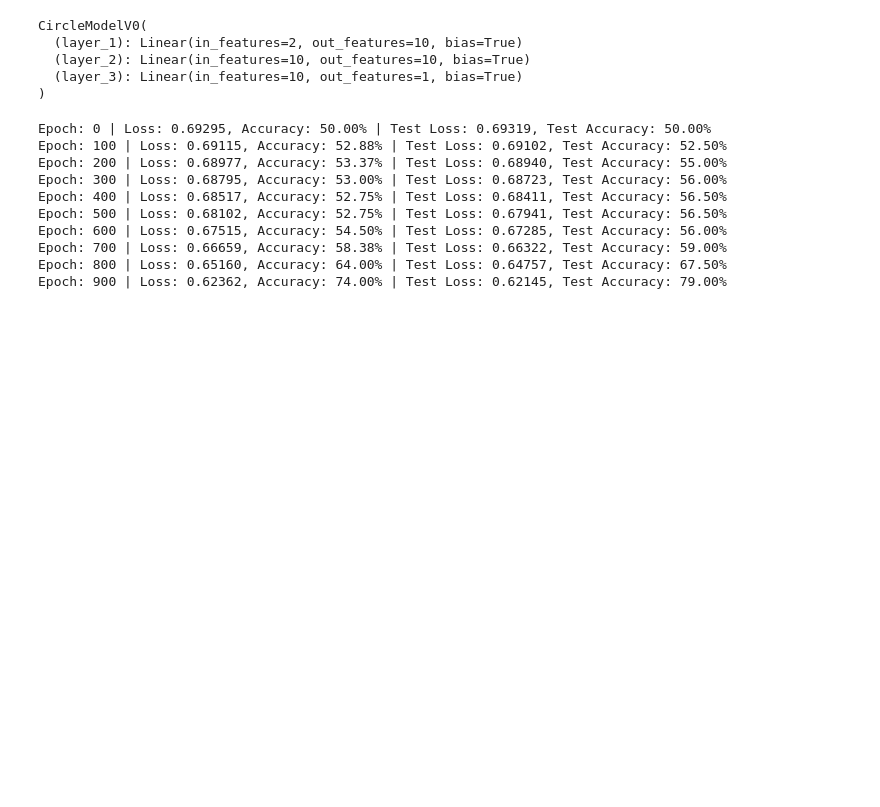
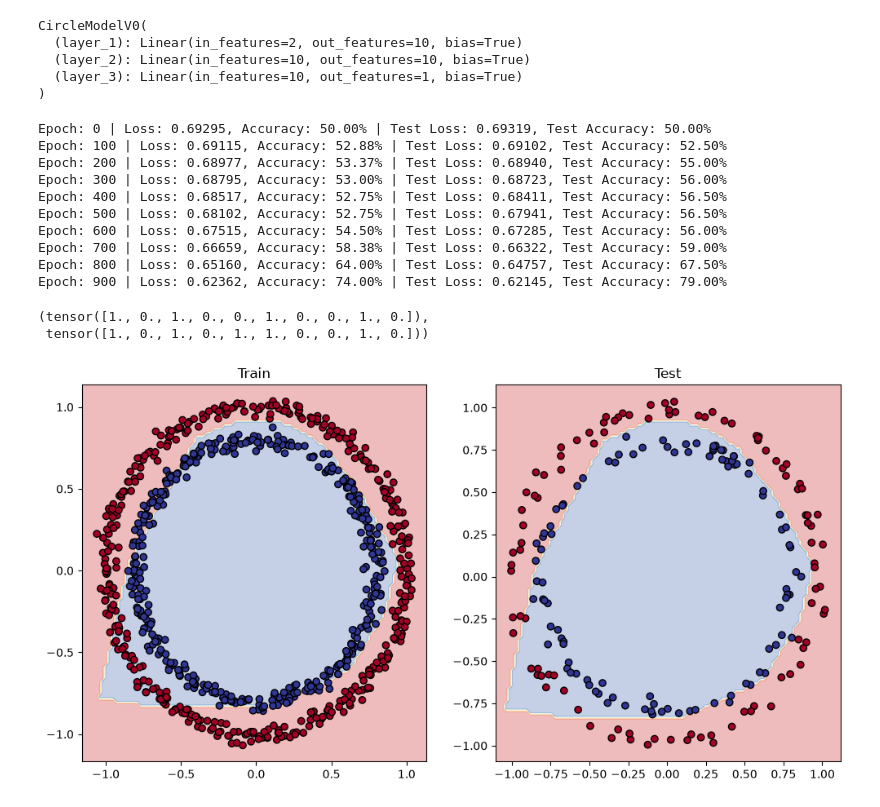
Before and after one commit to daveasda/Pytorch-NN-Classification, a Jupyter notebook: Script.ipynb, the cells around one changed output. Cells and saved outputs as stored; diff of their text form; code cells hidden in the pictures; blank space fills up the shorter version.

Commit message:
Visualized the model outputs

```diff
--- a/Script.ipynb
+++ b/Script.ipynb
@@ -115,3 +115,46 @@ Epoch: 600 | Loss: 0.67515, Accuracy: 54.50% | Test Loss: 0.67285, Test Accuracy
 Epoch: 700 | Loss: 0.66659, Accuracy: 58.38% | Test Loss: 0.66322, Test Accuracy: 59.00%
 Epoch: 800 | Loss: 0.65160, Accuracy: 64.00% | Test Loss: 0.64757, Test Accuracy: 67.50%
 Epoch: 900 | Loss: 0.62362, Accuracy: 74.00% | Test Loss: 0.62145, Test Accuracy: 79.00%
+# %%
+# Make predictions
+model.eval()
+with torch.inference_mode():
+    Y_preds = torch.round(torch.sigmoid(model(X_test))).squeeze()
+Y_preds[:10], Y_test[:10] # want preds in same format as truth labels
+# %% [output]
+(tensor([1., 0., 1., 0., 0., 1., 0., 0., 1., 0.]),
+ tensor([1., 0., 1., 0., 1., 1., 0., 0., 1., 0.]))
+# %%
+import numpy as np
+import matplotlib.pyplot as plt
+
+def plot_decision_boundary(model, X, y):
+    model.eval()
+    X_np = X.cpu().numpy()
+    y_np = y.cpu().numpy()
+
+    x_min, x_max = X_np[:, 0].min() - 0.1, X_np[:, 0].max() + 0.1
+    y_min, y_max = X_np[:, 1].min() - 0.1, X_np[:, 1].max() + 0.1
+
+    xx, yy = np.meshgrid(np.linspace(x_min, x_max, 100),
+                         np.linspace(y_min, y_max, 100))
+
+    grid = torch.tensor(np.c_[xx.ravel(), yy.ravel()], dtype=torch.float32).to(device)
+
+    with torch.inference_mode():
+        logits = model(grid).squeeze()
+        preds = torch.round(torch.sigmoid(logits)).cpu().numpy()
+
+    plt.contourf(xx, yy, preds.reshape(xx.shape), alpha=0.3, cmap="RdYlBu")
+    plt.scatter(X_np[:, 0], X_np[:, 1], c=y_np, cmap="RdYlBu", edgecolors="black")
+# %%
+# Plot decision boundaries for training and test sets
+plt.figure(figsize=(12, 6))
+plt.subplot(1, 2, 1)
+plt.title("Train")
+plot_decision_boundary(model, X_train, Y_train) # model = no non-linearity
+plt.subplot(1, 2, 2)
+plt.title("Test")
+plot_decision_boundary(model, X_test, Y_test) # model = has non-linearity
+# %% [output]
+[figure, added]
```
